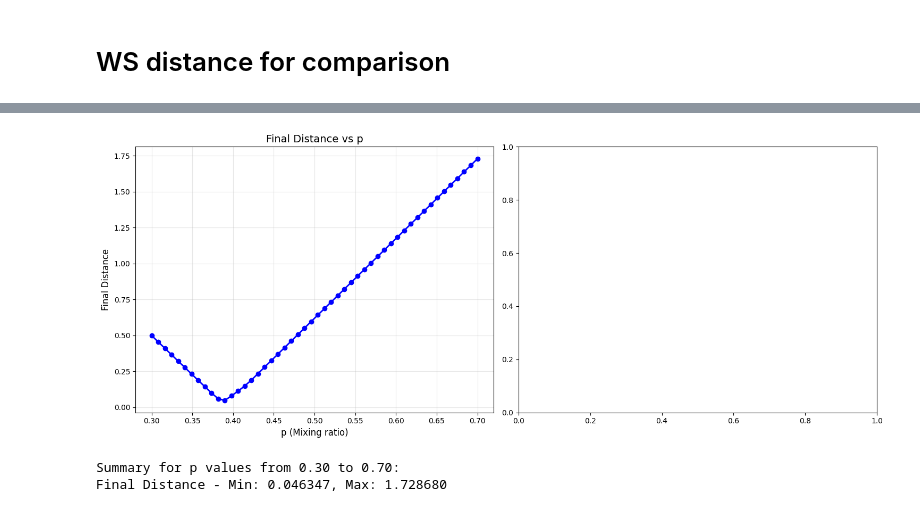
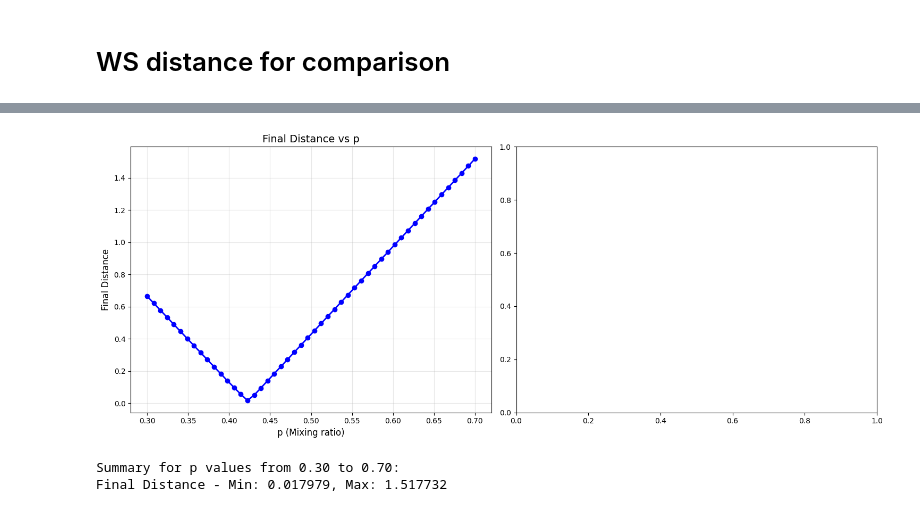
Before and after one commit to janwan2003/wasserstein, a Jupyter notebook: SimpleDecent/mirror_descent_convergence.ipynb, the cells around one changed output, grey strips where cells are left out. Cells and saved outputs as stored; diff of their text form; code cells hidden in the pictures.

```diff
--- a/SimpleDecent/mirror_descent_convergence.ipynb
+++ b/SimpleDecent/mirror_descent_convergence.ipynb
@@ -12,15 +15,15 @@ from test_utils import test_sparse_mirror_descent, test_ws_distance, dia_matrix
 First, we'll run the optimization with different parameters and collect the convergence data.
 # %%
 # Define parameters
-N = 2000        # Number of features
-C = 15         # Bandwidth parameter
+N = 1000        # Number of features
+C = 20         # Bandwidth parameter
 p = 0.4       # Mixing ratio
 reg = 1.5    # KL regularization
-reg_a = 150     # Source marginal regularization
-reg_b = 150    # Target marginal regularization
+reg_a = 100     # Source marginal regularization
+reg_b = 2    # Target marginal regularization
 max_iter = 1000  # Maximum iterations
-step_size = 0.00001  # Learning rate
-gamma = 1.0 - 1.0 / max_iter
+step_size = 0.001  # Learning rate
+gamma = 1.0 - 20.0 / max_iter
 
 # Run optimization
 _, log_data = test_sparse_mirror_descent(
@@ -158,16 +163,17 @@ Final Distance - Min: 152.103868, Max: 161.024018
 # %% [markdown]
 # WS distance for comparison
 # %%
-# Test function behavior for different p values between 0.3 and 0.7
-test_values = np.linspace(0.3, 0.7, 50)  # Test 10 values from 0.3 to 0.7
-final_distances = []
-final_costs = []
-print("Testing function behavior for different p values...")
-for test_p in test_values:
-    print(f"Testing p = {test_p:.3f}...")
+from concurrent.futures import ProcessPoolExecutor, as_completed
+from tqdm import tqdm
 
-    # Run optimization with current p value
-    test = test_ws_distance(
+def process_wrapper_ws(args):
+    """
+    Wrapper function to execute the ws_distance test in a separate process.
+    """
+    test_p, N, C, reg_a, reg_b, max_iter, step_size = args
+
+    # Run the optimization
+    distance = test_ws_distance(
         N,
         C,
         test_p,
@@ -176,16 +182,37 @@ for test_p in test_values:
         reg_b,
         max_iter=max_iter,
         step_size=step_size,
-        debug=True,
+        debug=False, # Disable debug for cleaner output
     )
 
-    final_distances.append(test)
+    return test_p, distance
+
+# Test function behavior for different p values between 0.3 and 0.7
+
+test_values = np.linspace(0.3, 0.7, 50)
+final_distances_map_ws = {}
+
+# Prepare arguments for each parallel task
+args_list_ws = [(p, N, C, reg_a, reg_b, max_iter, step_size) for p in test_values]
+
+print("Starting parallel analysis of ws_distance...")
+with ProcessPoolExecutor(max_workers=multiprocessing.cpu_count()) as executor:
+    futures = [executor.submit(process_wrapper_ws, arg) for arg in args_list_ws]
+
+    for future in tqdm(as_completed(futures), total=len(test_values), desc="Analyzing ws_distance"):
+        p, distance = future.result()
+        final_distances_map_ws[p] = distance
+
+# Sort the results by p for consistent plotting
+sorted_p_ws = sorted(final_distances_map_ws.keys())
+final_distances_ws = [final_distances_map_ws[p] for p in sorted_p_ws]
+
 
 # Create visualization
 fig, (ax1, ax2) = plt.subplots(1, 2, figsize=(15, 6))
 
 # Plot final distances
-ax1.plot(test_values, final_distances, "bo-", linewidth=2, markersize=6)
+ax1.plot(sorted_p_ws, final_distances_ws, "bo-", linewidth=2, markersize=6)
 ax1.grid(True, alpha=0.3)
 ax1.set_xlabel("p (Mixing ratio)", fontsize=12)
 ax1.set_ylabel("Final Distance", fontsize=12)
@@ -196,8 +223,8 @@ plt.tight_layout()
 plt.show()
 
 # Print summary statistics
-print(f"\nSummary for p values from {min(test_values):.2f} to {max(test_values):.2f}:")
+print(f"\nSummary for p values from {min(sorted_p_ws):.2f} to {max(sorted_p_ws):.2f}:")
 print(
-    f"Final Distance - Min: {min(final_distances):.6f}, Max: {max(final_distances):.6f}"
+    f"Final Distance - Min: {min(final_distances_ws):.6f}, Max: {max(final_distances_ws):.6f}"
 )
 # %% [output]
@@ -221,3 +232,3 @@ Testing p = 0.700...
-[figure, old version]
+[figure, new version]
 Summary for p values from 0.30 to 0.70:
-Final Distance - Min: 0.046347, Max: 1.728680
+Final Distance - Min: 0.017979, Max: 1.517732
```
Also changed, not shown: parts of 5 cells of this notebook, 3 other files.
